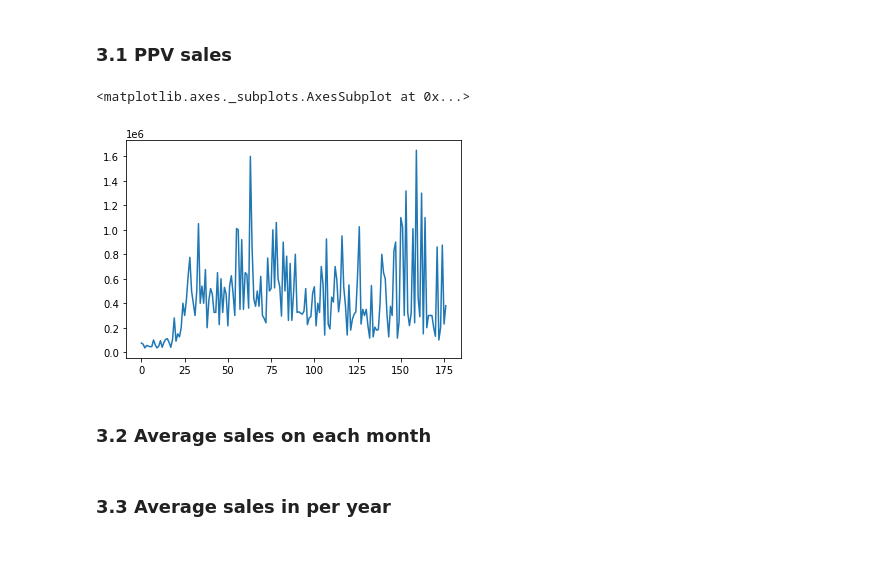
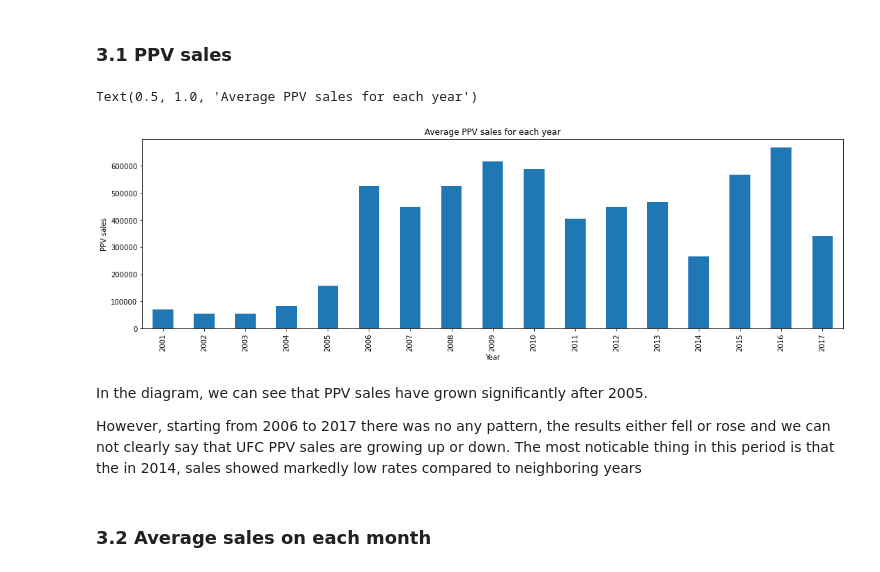
Before and after one commit to NYessengeldi/UFC-PPV-sales-analysis, a Jupyter notebook: UFC PPV review.ipynb, the cells around one changed output. Saved outputs shown, nothing was run; the diff lists cells and outputs as text; code cells hidden in the pictures.

```diff
--- a/UFC PPV review.ipynb
+++ b/UFC PPV review.ipynb
@@ -83,12 +82,19 @@ dtypes: int64(5), object(2)
 memory usage: 9.8+ KB
 # %% [markdown]
 ### 3.1 PPV sales
-# %%
-df['PPV'].plot()
-# %% [output]
-<matplotlib.axes._subplots.AxesSubplot at 0x...>
-[figure, removed]
+# %%
+result = df['PPV'].groupby(df['Year']).mean() #count mean for every year
+plt.figure(figsize = (18, 5))
+result['PPV_mean'] = df['PPV'].groupby(df['Year']).mean().plot(kind = 'bar')
+plt.ylabel('PPV sales')
+plt.title('Average PPV sales for each year')
+# %% [output]
+Text(0.5, 1.0, 'Average PPV sales for each year')
+[figure, added]
+# %% [markdown]
+In the diagram, we can see that PPV sales have grown significantly after 2005.
+
+However, starting from 2006 to 2017 there was no any pattern, the results either fell or rose and we can not clearly say that UFC PPV sales are growing up or down.
+The most noticable thing in this period is that the in 2014, sales showed markedly low rates compared to neighboring years
 # %% [markdown]
 ### 3.2 Average sales on each month
-# %% [markdown]
-### 3.3 Average sales in per year
```
Also changed, not shown: parts of 6 cells of this notebook.
